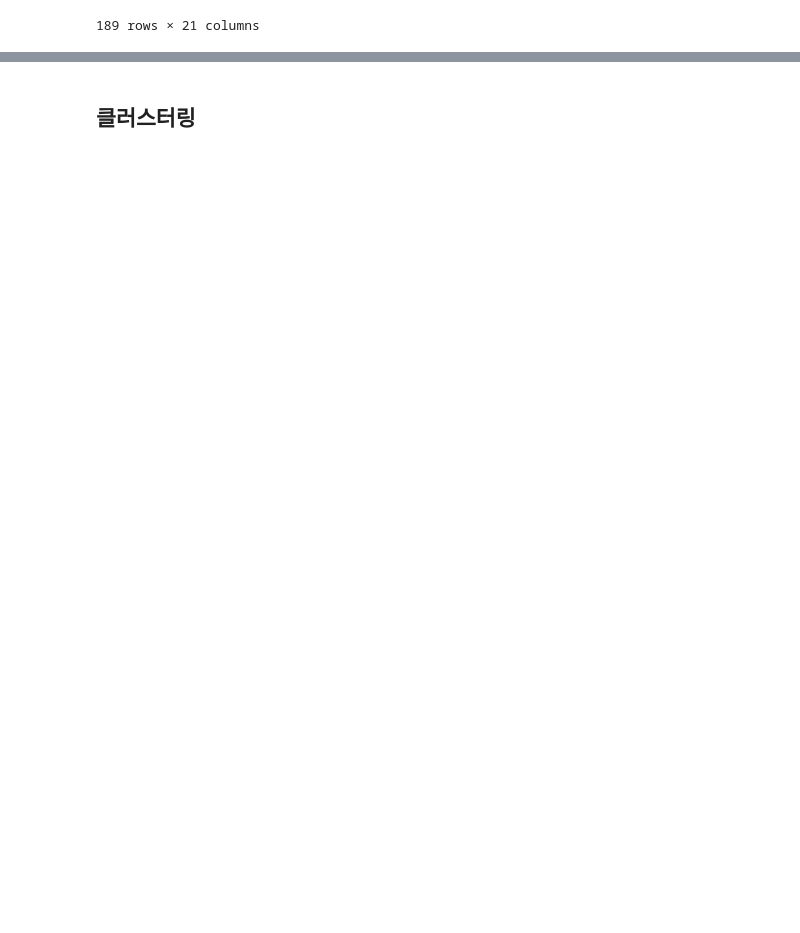
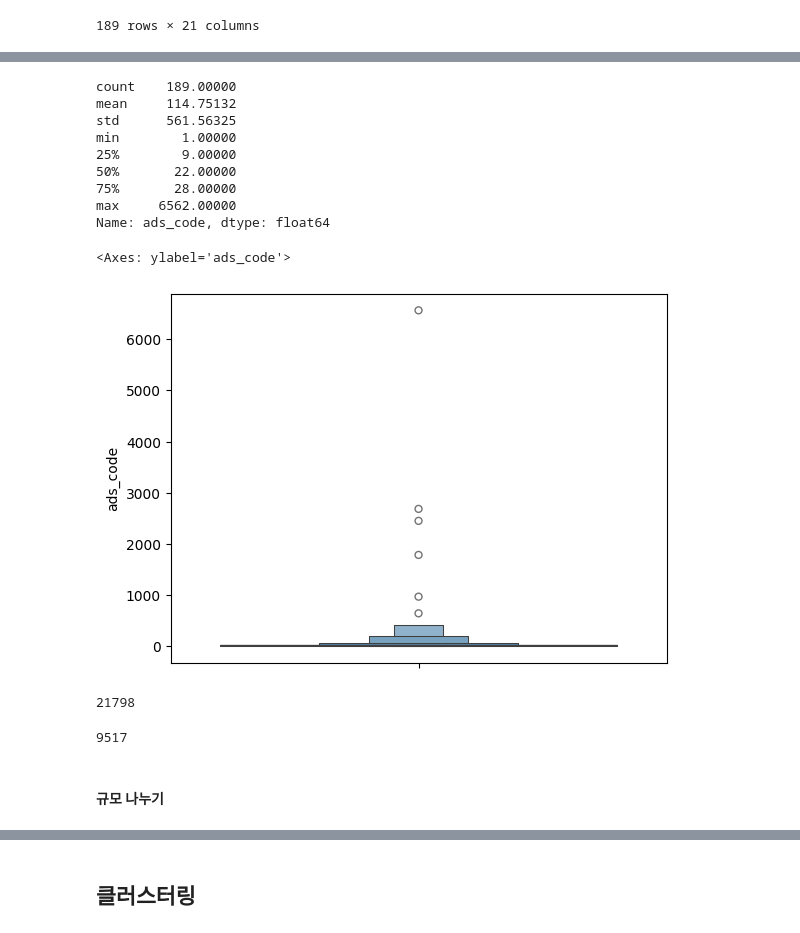
Before and after one commit to sese7414/reward_ads_project, a Jupyter notebook: Sehee/preprocessing.ipynb, the cells around one changed output, grey strips where cells are left out. Drawn from its saved outputs; the diff is of its cells as text; code cells hidden in the pictures; blank space fills up the shorter version.

```diff
--- a/Sehee/preprocessing.ipynb
+++ b/Sehee/preprocessing.ipynb
@@ -2008,0 +2077,25 @@ scale_features
+# %%
+print(machesa.groupby('mda_idx')['ads_code'].nunique().describe())
+sns.boxenplot(machesa.groupby('mda_idx')['ads_code'].nunique()) # 제일 광고 집행 건수가 많은 563
+# %% [output]
+count    189.00000
+mean     114.75132
+std      561.56325
+min        1.00000
+25%        9.00000
+50%       22.00000
+75%       28.00000
+max     6562.00000
+Name: ads_code, dtype: float64
+<Axes: ylabel='ads_code'>
+[figure, added]
+# %%
+sum(scale_features['ads_idx']['nunique'])
+# %% [output]
+21798
+# %%
+domain.shape[0]
+# %% [output]
+9517
+# %% [markdown]
+#### 규모 나누기
```
Also changed, not shown: parts of 6 cells of this notebook.
